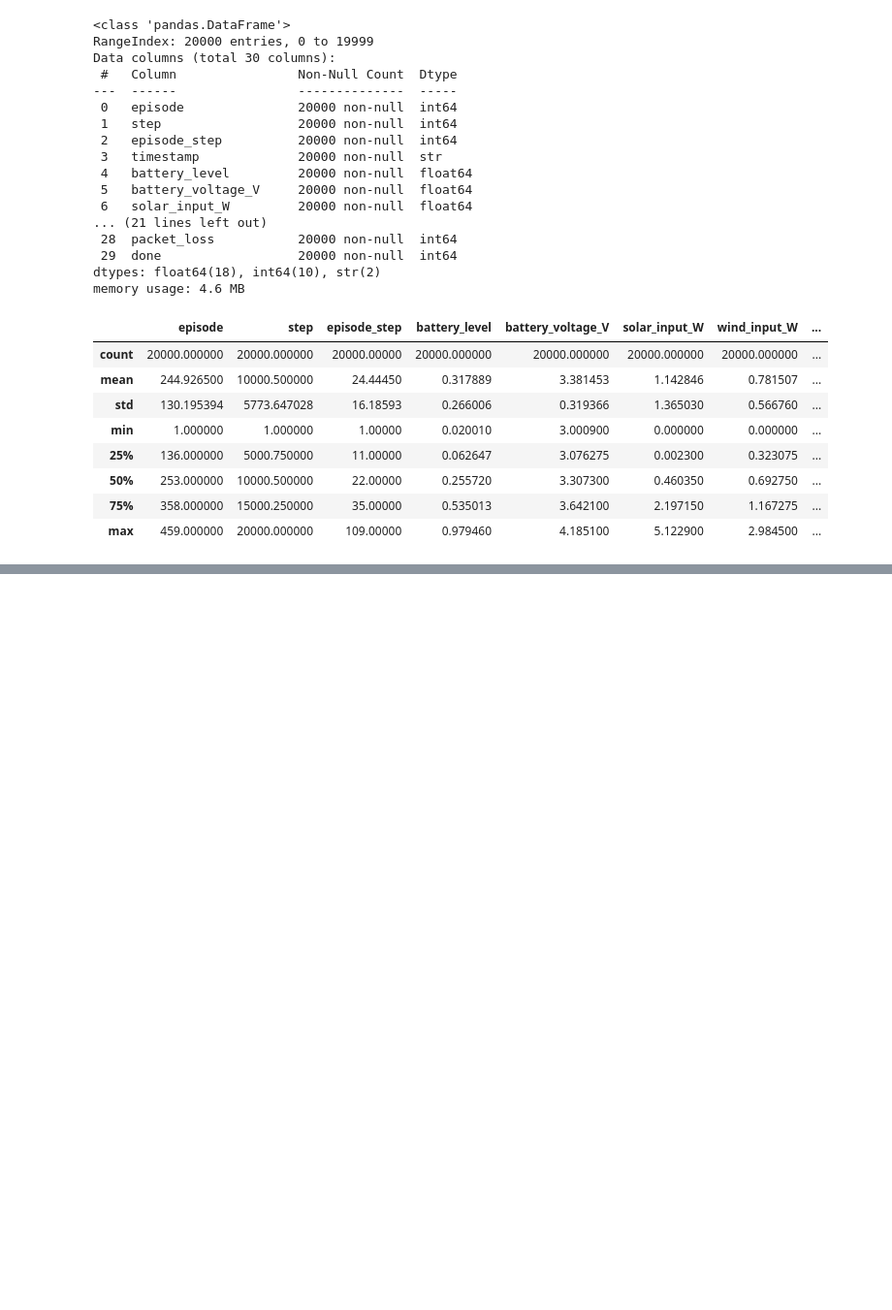
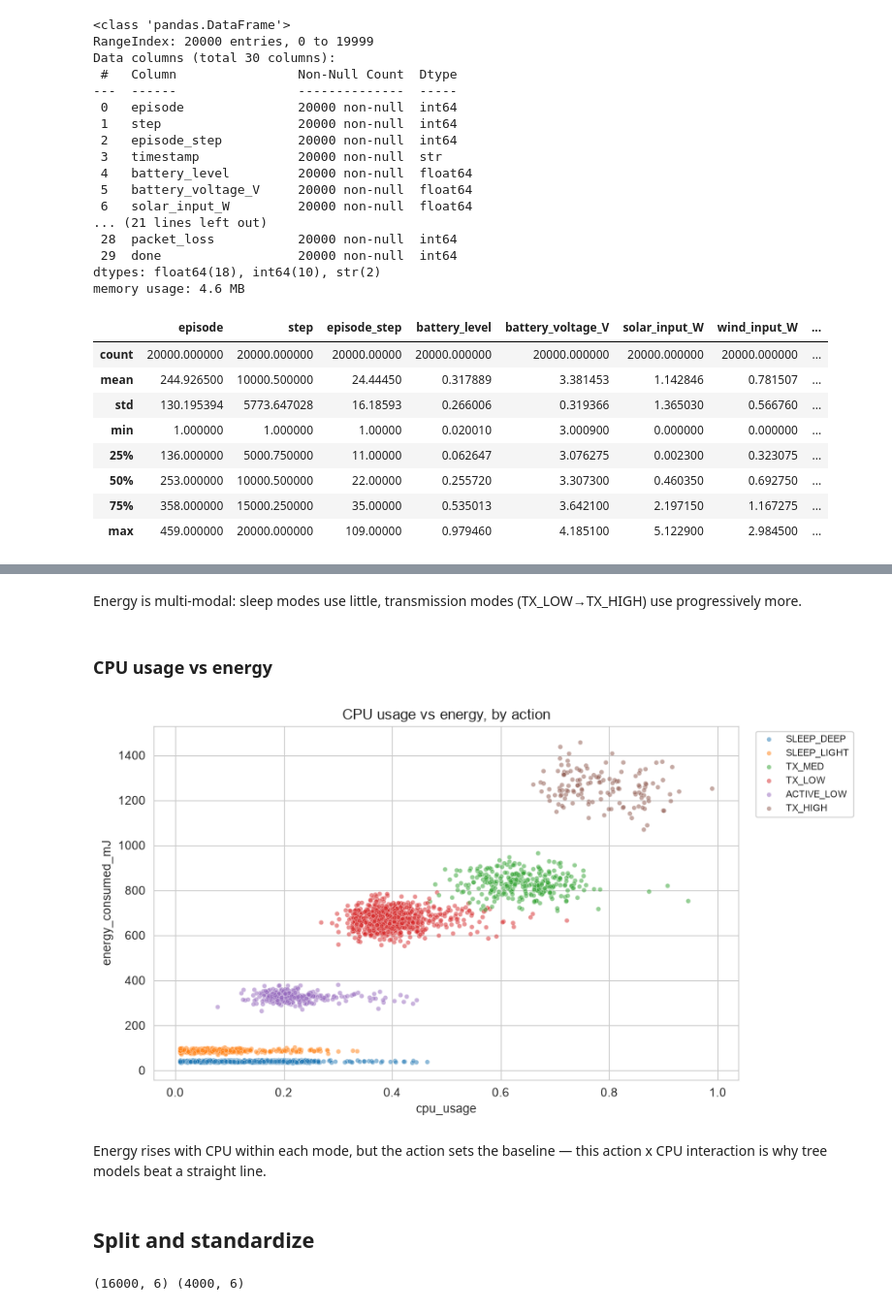
Before and after one commit to Akinloye3264/Regression-Analysis-Mobile-Application, a Jupyter notebook: summative/linear_regression/multivariate.ipynb, the cells around one changed output, grey strips where cells are left out. Shown at 97% size. Cells and saved outputs as stored; diff of their text form; code cells hidden in the pictures; blank space fills up the shorter version.

```diff
--- a/summative/linear_regression/multivariate.ipynb
+++ b/summative/linear_regression/multivariate.ipynb
@@ -356,0 +132,29 @@ come from richer features (e.g. battery state, radio conditions) rather than mor
+# %% [markdown]
+Energy is multi-modal: sleep modes use little, transmission modes (TX_LOW→TX_HIGH) use progressively more.
+# %% [markdown]
+### CPU usage vs energy
+# %%
+plt.figure(figsize=(9, 5))
+sns.scatterplot(x='cpu_usage', y=TARGET, hue='action_name',
+                data=df.sample(3000, random_state=42), alpha=0.5, s=15)
+plt.title('CPU usage vs energy, by action')
+plt.legend(bbox_to_anchor=(1.02, 1), loc='upper left', fontsize=8)
+plt.tight_layout()
+plt.show()
+# %% [output]
+[figure, added]
+# %% [markdown]
+Energy rises with CPU within each mode, but the action sets the baseline — this action x CPU interaction is why tree models beat a straight line.
+# %% [markdown]
+## Split and standardize
+# %%
+feature_columns = FEATURES
+X_train, X_test, y_train, y_test = train_test_split(X, y, test_size=0.2, random_state=42)
+
+# fit scaler on train only, then reuse on test (saved for the API)
+scaler = StandardScaler()
+X_train_s = scaler.fit_transform(X_train)
+X_test_s = scaler.transform(X_test)
+print(X_train_s.shape, X_test_s.shape)
+# %% [output]
+(16000, 6) (4000, 6)
```
Also changed, not shown: parts of 63 cells of this notebook, 4 other files.
